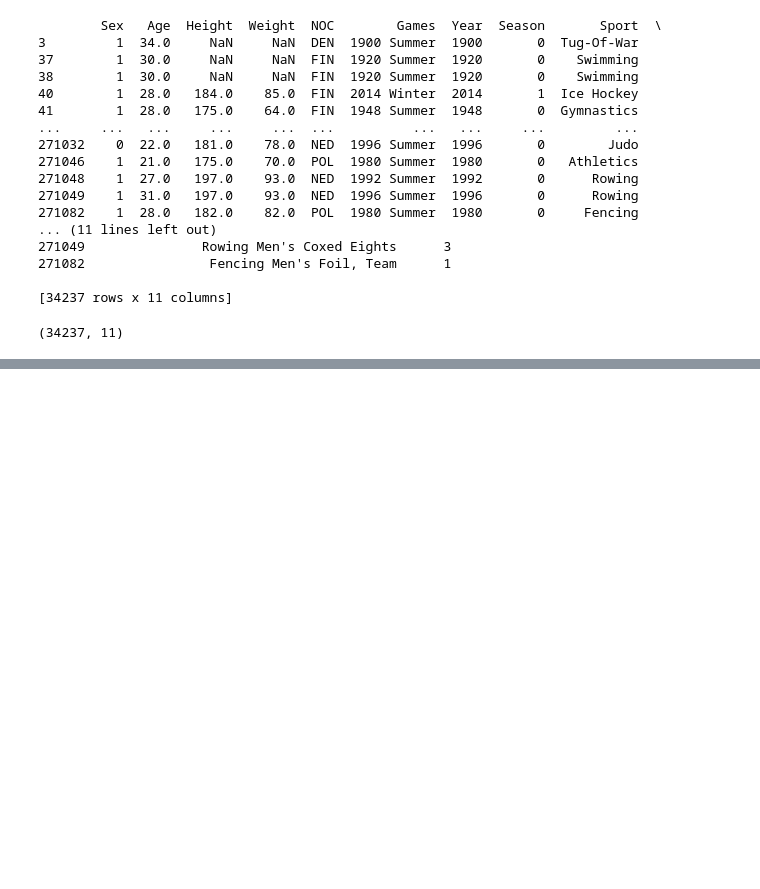
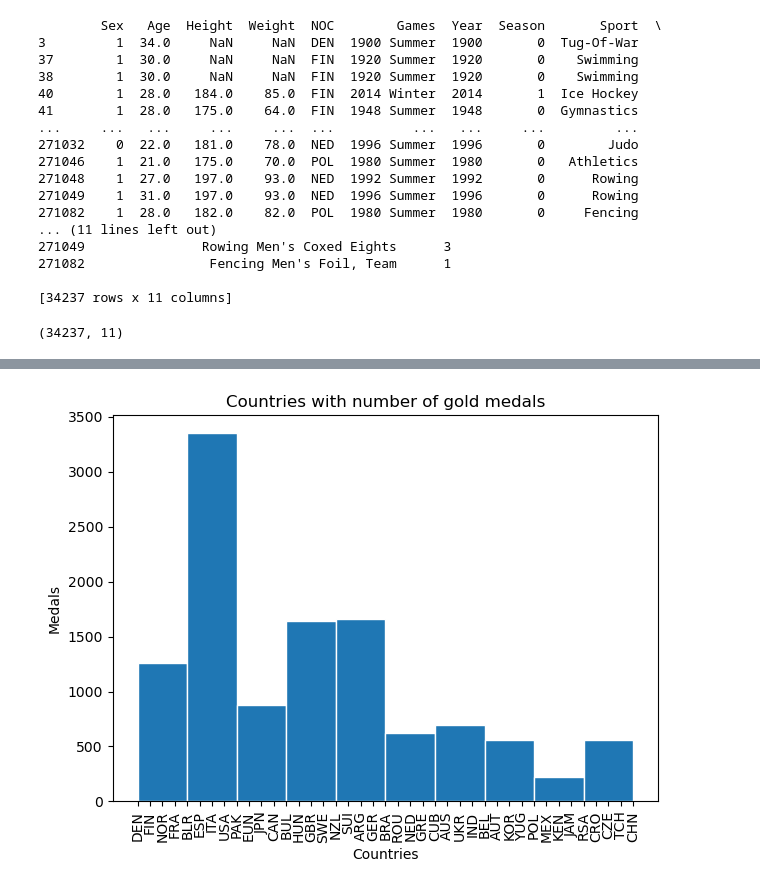
Before and after one commit to Pawansingh3889/Data-Science-Programming-Project, a Jupyter notebook: DS file.ipynb, the cells around one changed output, grey strips where cells are left out. Drawn from its saved outputs; the diff is of its cells as text; code cells hidden in the pictures; blank space fills up the shorter version.

```diff
--- a/DS file.ipynb
+++ b/DS file.ipynb
@@ -351,0 +360,3 @@ plt.show()
+# %%
+med = pk[["NOC", "Medal"]]
+print(med)
@@ -351,0 +378,3 @@ plt.show()
+# %%
+gold = med[med['Medal'] > 2]
+print(gold)
@@ -351,0 +396,14 @@ plt.show()
+# %%
+# Create a histrogram of the number of countries with gold medals using 10 bins.
+x = gold["NOC"]
+y = gold["Medal"]
+plt.hist(x,bins=10,edgecolor='white')
+plt.title('Countries with number of gold medals')
+plt.xlabel('Countries')
+plt.ylabel('Medals')
+
+plt.tight_layout()
+plt.xticks(rotation=90)
+plt.show()
+# %% [output]
+[figure, added]
```
Also changed, not shown: parts of 9 cells of this notebook.
